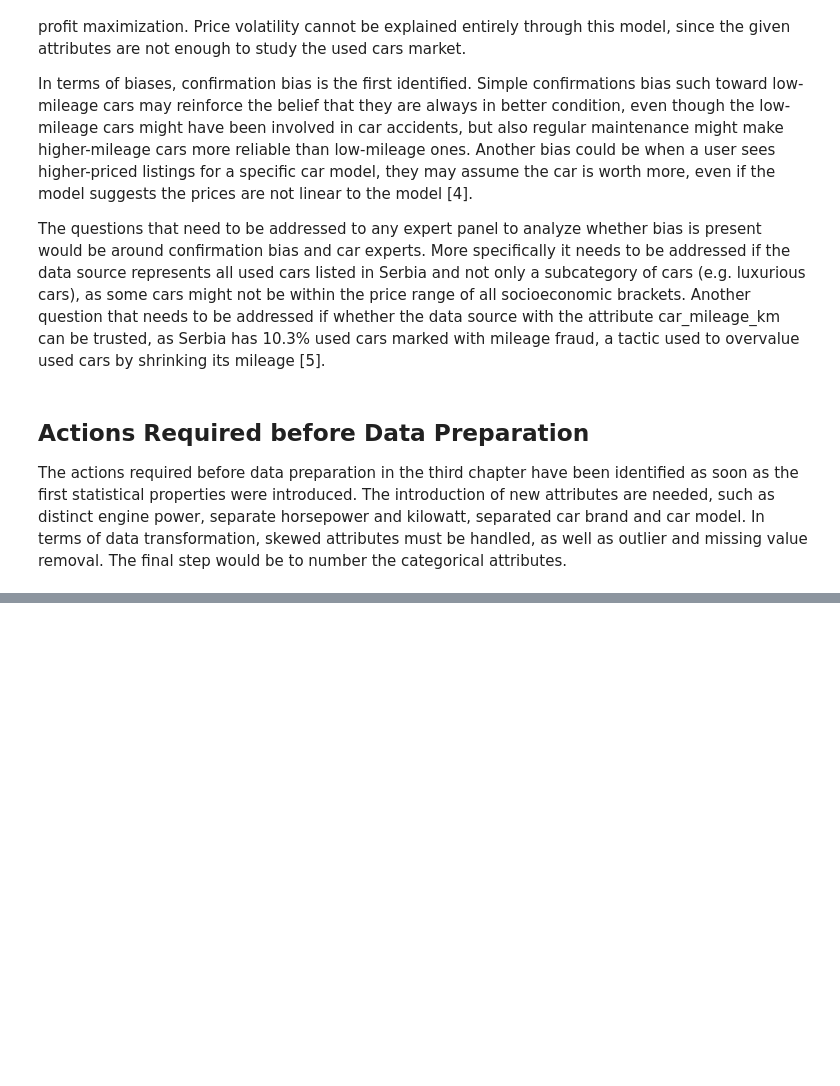
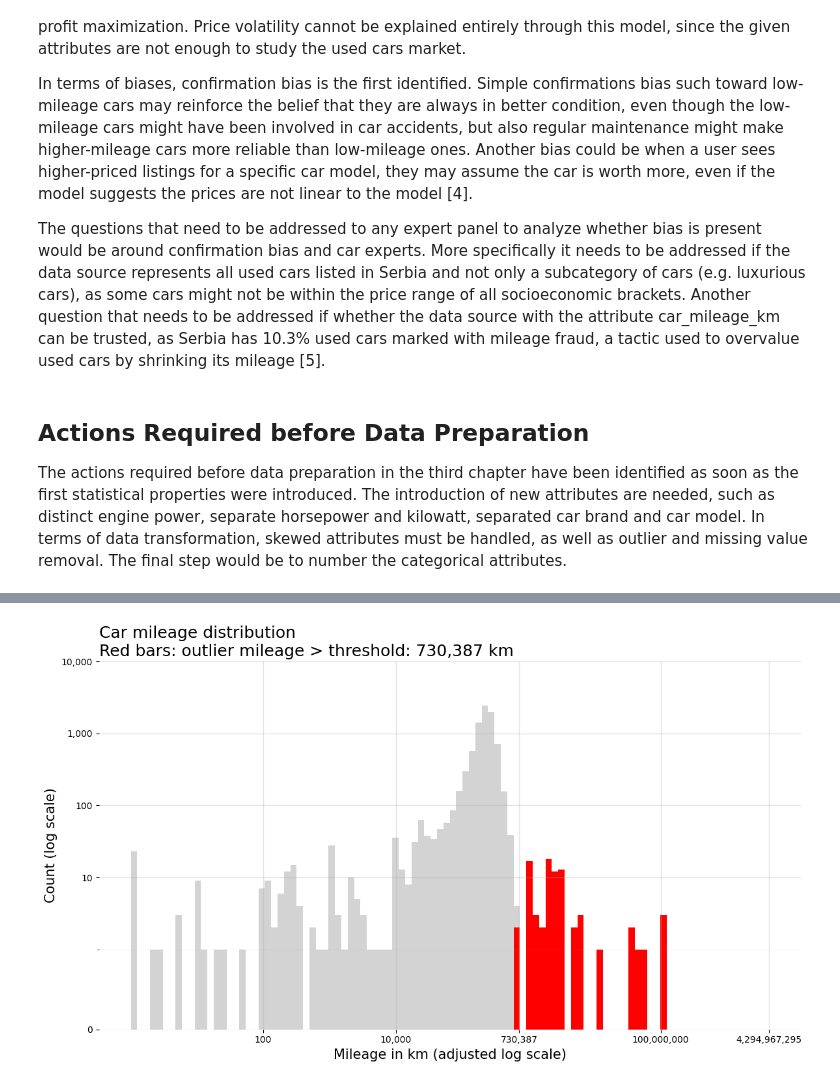
Before and after one commit to papadopoules/marketplace-price-prediction, a Jupyter notebook: marketplace-analysis.ipynb, the cells around one changed output, grey strips where cells are left out. Cells and saved outputs as stored; diff of their text form; code cells hidden in the pictures; blank space fills up the shorter version.

```diff
--- a/marketplace-analysis.ipynb
+++ b/marketplace-analysis.ipynb
@@ -143,0 +312,16 @@ The actions required before data preparation in the third chapter have been iden
+# %%
+# horsepower appears as a string containing values such as '110 (81 kW)'
+horsepower_text = serbia["horsepower"].astype("string")
+
+serbia["hp"] = pd.to_numeric(
+    horsepower_text.str.extract(r"^([0-9]+)", expand=False),
+    errors="coerce",
+)
+
+serbia["kw"] = pd.to_numeric(
+    horsepower_text.str.extract(r"\(([^\s]+)\s*kW", expand=False),
+    errors="coerce",
+)
+
+display(serbia[["horsepower", "hp", "kw"]].head())
+serbia = serbia.drop(columns=["horsepower"])
@@ -143,0 +493,4 @@ The actions required before data preparation in the third chapter have been iden
+# %%
+threshold = 730_387
+n_outliers = (serbia["car_mileage, km"] > threshold).sum()
+print("Mileage outliers above threshold:", n_outliers)
@@ -143,0 +499,78 @@ The actions required before data preparation in the third chapter have been iden
+# %%
+mileage = serbia["car_mileage, km"].dropna()
+max_car_mileage = mileage.max()
+
+outlier_mileage = mileage[mileage > threshold]
+
+# Log-spaced bins
+bins = np.logspace(
+    np.log10(mileage[mileage > 0].min()),
+    np.log10(max_car_mileage),
+    101
+)
+
+fig, ax = plt.subplots(figsize=(12, 7))
+
+# Grey histogram for all mileage values
+ax.hist(
+    mileage,
+    bins=bins,
+    color="lightgray"
+)
+
+# Red histogram for outliers
+ax.hist(
+    outlier_mileage,
+    bins=bins,
+    color="red"
+)
+
+# Log x-axis
+ax.set_xscale("log")
+
+# Closest matplotlib equivalent to ggplot pseudo-log y scale
+ax.set_yscale("symlog", base=10, linthresh=1)
+ax.set_ylim(0, 10000)
+
+# Tick positions
+ax.set_xticks([
+    100,
+    10_000,
+    threshold,
+    100_000_000,
+    max_car_mileage
+])
+
+ax.set_yticks([0, 10, 100, 1000, 10000])
+
+# Comma formatting
+ax.xaxis.set_major_formatter(
+    FuncFormatter(lambda x, _: f"{int(x):,}")
+)
+ax.yaxis.set_major_formatter(
+    FuncFormatter(lambda y, _: f"{int(y):,}")
+)
+
+# Titles and labels
+ax.set_title(
+    "Car mileage distribution\n"
+    f"Red bars: outlier mileage > threshold: {threshold:,.0f} km",
+    fontsize=18,
+    loc="left"
+)
+
+ax.set_xlabel("Mileage in km (adjusted log scale)", fontsize=15)
+ax.set_ylabel("Count (log scale)", fontsize=15)
+
+# Theme similar to ggplot theme_minimal()
+ax.grid(True, which="major", linewidth=1, alpha=0.35)
+ax.grid(True, which="minor", linewidth=0.5, alpha=0.2)
+ax.spines["top"].set_visible(False)
+ax.spines["right"].set_visible(False)
+ax.spines["left"].set_visible(False)
+ax.spines["bottom"].set_visible(False)
+
+plt.tight_layout()
+plt.show()
+# %% [output]
+[figure, added]
```
Also changed, not shown: parts of 93 cells of this notebook.
